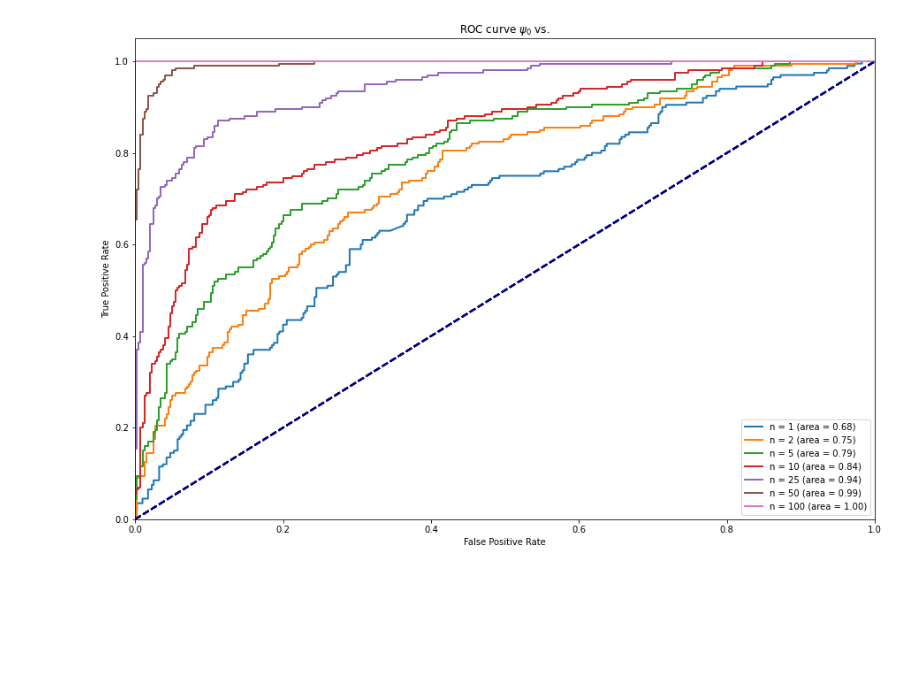
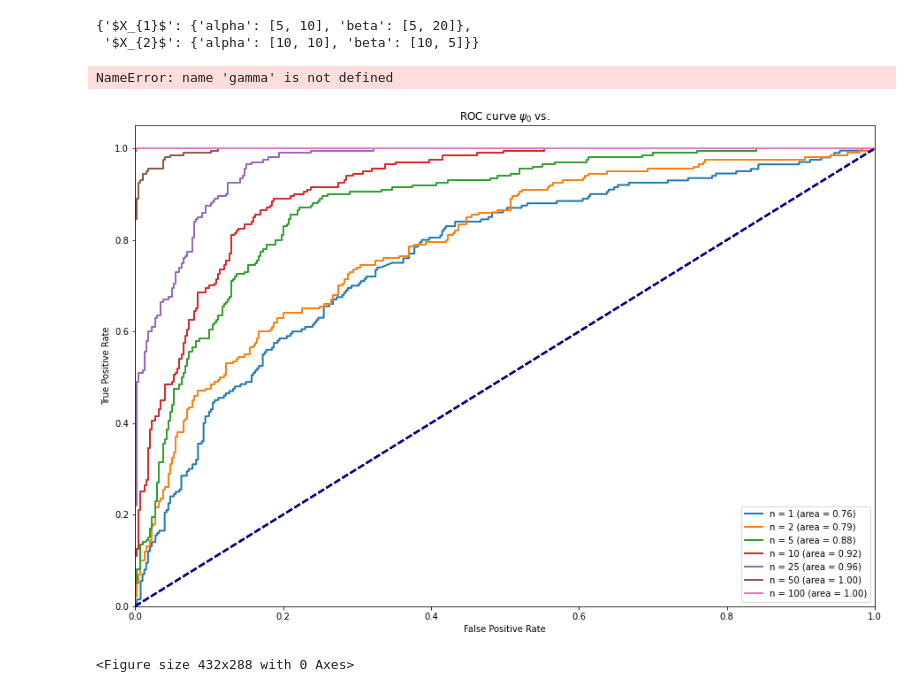
Before and after one commit to gekinci/master-thesis, a Jupyter notebook: source/scripts/notebooks/roc_results.ipynb, the cells around one changed output. Saved outputs shown, nothing was run; the diff lists cells and outputs as text; code cells hidden in the pictures; blank space fills up the shorter version.

```diff
--- a/source/scripts/notebooks/roc_results.ipynb
+++ b/source/scripts/notebooks/roc_results.ipynb
@@ -32,11 +68,3 @@ def divisors(n):
         if n % i == 0:
             divs.extend([i, n / i])
     return np.sort(list(set(divs))).astype(int)
-# %%
-llh_0 = pd.read_csv(r"C:\Users\gizem\Desktop\DATA\roc_analysis\1592868242_5sec_200train_0test_3model_detFunctionPolicy_['particleFilter']_seed0_\psi_0\llh_particleFilter.csv", index_col=0)
-llh_1 = pd.read_csv(r"C:\Users\gizem\Desktop\DATA\roc_analysis\1592868242_5sec_200train_0test_3model_detFunctionPolicy_['particleFilter']_seed0_\psi_1\llh_particleFilter.csv", index_col=0)
-llh_2 = pd.read_csv(r"C:\Users\gizem\Desktop\DATA\roc_analysis\1592868242_5sec_200train_0test_3model_detFunctionPolicy_['particleFilter']_seed0_\psi_2\llh_particleFilter.csv", index_col=0)
-# %%
-llh_0 = llh_0+75
-llh_1 = llh_1+75
-llh_2 = llh_2+75
@@ -50,0 +76,5 @@ llh_2 = llh_2+75
+# %%
+params
+# %% [output]
+{'$X_{1}$': {'alpha': [5, 10], 'beta': [5, 20]},
+ '$X_{2}$': {'alpha': [10, 10], 'beta': [10, 5]}}
@@ -51,3 +95,7 @@ llh_2 = llh_2+75
+# %%
+marginalized_llh_homogenous_mp(df_traj, params, node = '$X_{1}$')
+# %% [output]
+NameError: name 'gamma' is not defined
 # %%
 n_classes=3
 n_sample_per_class = 200
@@ -71,33 +119,37 @@ for n in divisors(n_sample_per_class):
         if y_labels is None:
             y_labels = y_class_labels
         else:
             y_labels = np.concatenate((y_labels, y_class_labels))
 
     df_scores.reset_index(drop=True, inplace=True)
 
     n_all_samples = len(df_scores)
     y_scores = df_scores.divide(df_scores.values.sum(axis=1), axis=0).values  # Normalizing likelihoods
 
     fpr = dict()
     tpr = dict()
     roc_auc = dict()
     for m in range(n_classes):
         fpr[m], tpr[m], _ = roc_curve(y_labels[:, m], y_scores[:, m])
         roc_auc[m] = auc(fpr[m], tpr[m])
 
 
     if n in [1,2,5,10,25,50,100]:
-        c = 2
+        c = 0
         plt.plot(fpr[c], tpr[c],# color='darkorange',
                  lw=2, label=f'n = {n} (area = %0.2f)' % roc_auc[c])
         plt.plot([0, 1], [0, 1], color='navy', lw=2, linestyle='--')
         plt.xlim([0.0, 1.0])
         plt.ylim([0.0, 1.05])
         plt.xlabel('False Positive Rate')
         plt.ylabel('True Positive Rate')
         plt.title(r'ROC curve $\psi_{0}$ vs. ') # + f'all (n={n})')
         plt.legend(loc="lower right")
-        plt.savefig(r"C:\Users\gizem\Desktop\DATA\roc_analysis\1592350512_5sec_200train_0test_3model_detFunctionPolicy_['exactUpdate', 'particleFilter']_seed0_\all_exact.png")
+        #plt.savefig(r"C:\Users\gizem\Desktop\DATA\roc_analysis\1592350512_5sec_200train_0test_3model_detFunctionPolicy_['exactUpdate', 'particleFilter']_seed0_\all_exact.png")
         # plt.show()
 # %% [output]
-[figure, old version]
+[figure, new version]
+# %%
+visualize_llh({'particleFilter':llh_2}, 200, path_to_save=main_path+folder)
+# %% [output]
+<Figure size 432x288 with 0 Axes>
```
Also changed, not shown: parts of 8 cells of this notebook.
